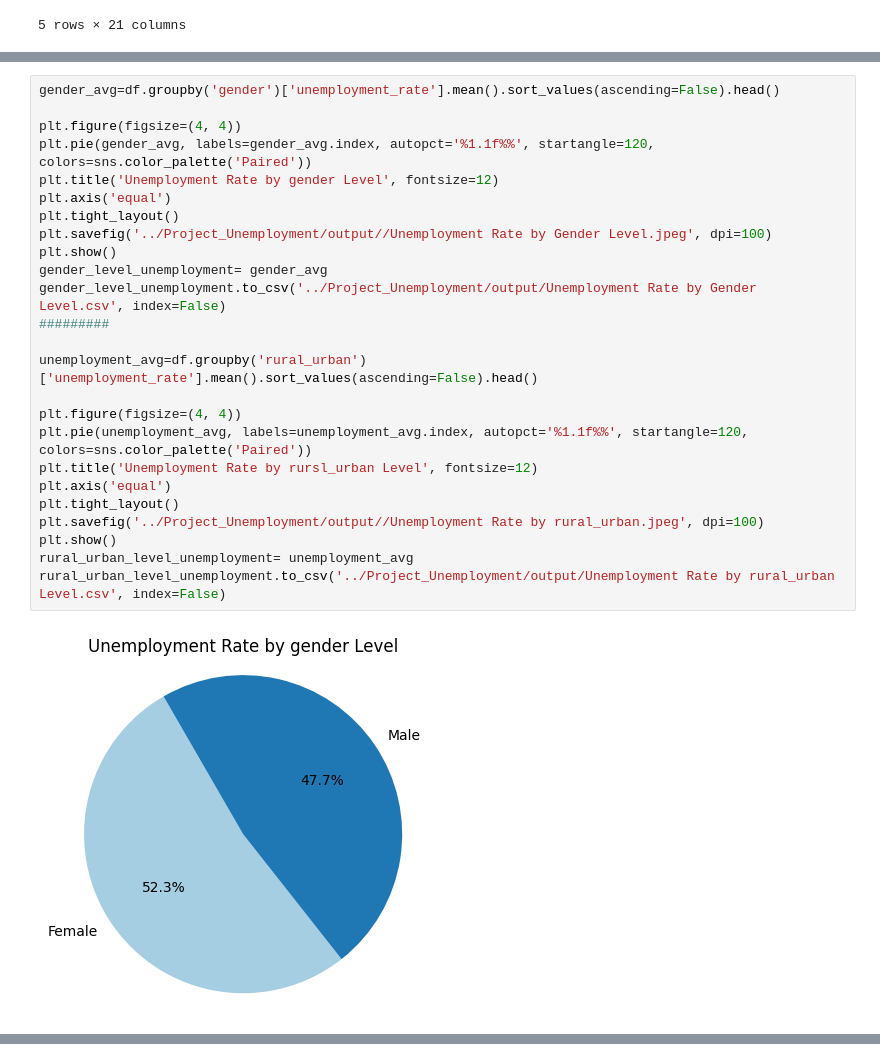
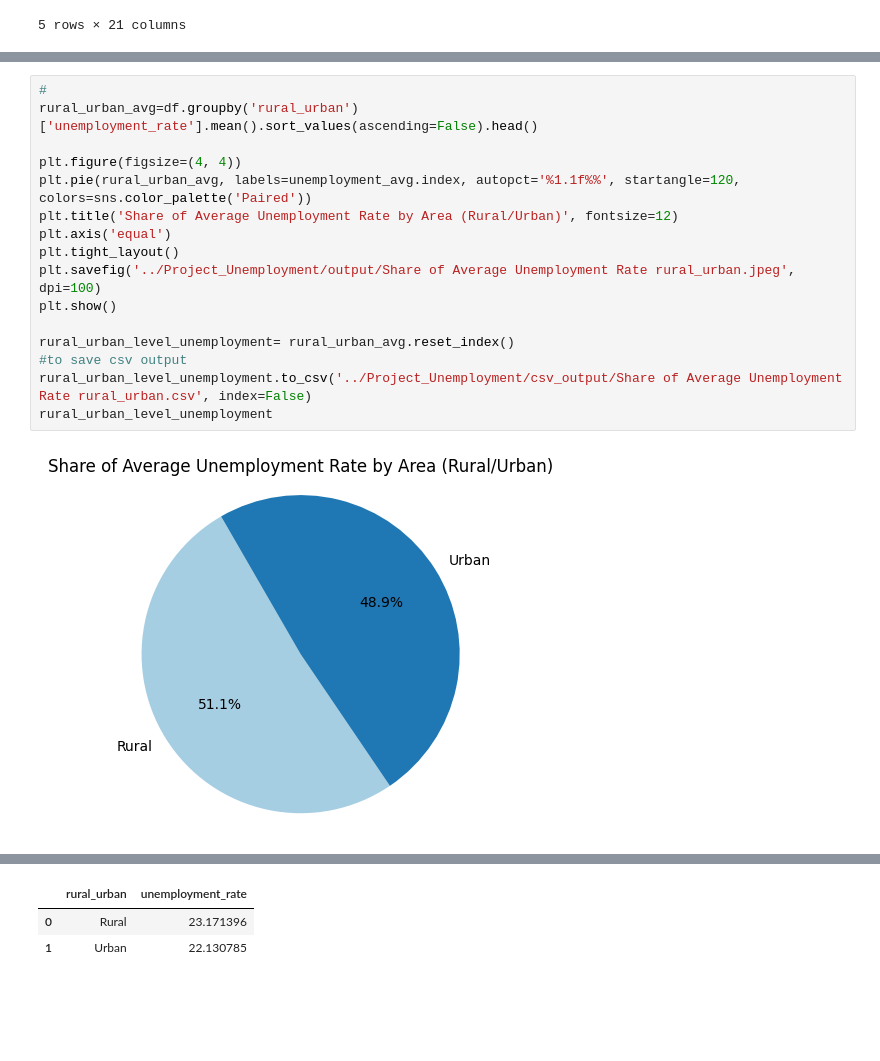
Before and after one commit to karan9551/project_unemployment_trend_analysis, a Jupyter notebook: Unemployment Trends Among Educated Youth in India.ipynb, the cells around one changed output, grey strips where cells are left out. Cells and saved outputs as stored; diff of their text form; blank space fills up the shorter version.

```diff
--- a/Unemployment Trends Among Educated Youth in India.ipynb
+++ b/Unemployment Trends Among Educated Youth in India.ipynb
@@ -251,27 +299,18 @@ df.head()
 # %%
-gender_avg=df.groupby('gender')['unemployment_rate'].mean().sort_values(ascending=False).head()
+#
+rural_urban_avg=df.groupby('rural_urban')['unemployment_rate'].mean().sort_values(ascending=False).head()
 
 plt.figure(figsize=(4, 4))
-plt.pie(gender_avg, labels=gender_avg.index, autopct='%1.1f%%', startangle=120, colors=sns.color_palette('Paired'))
-plt.title('Unemployment Rate by gender Level', fontsize=12)
+plt.pie(rural_urban_avg, labels=unemployment_avg.index, autopct='%1.1f%%', startangle=120, colors=sns.color_palette('Paired'))
+plt.title('Share of Average Unemployment Rate by Area (Rural/Urban)', fontsize=12)
 plt.axis('equal')
 plt.tight_layout()
-plt.savefig('../Project_Unemployment/output//Unemployment Rate by Gender Level.jpeg', dpi=100)
+plt.savefig('../Project_Unemployment/output/Share of Average Unemployment Rate rural_urban.jpeg', dpi=100)
 plt.show()
-gender_level_unemployment= gender_avg
-gender_level_unemployment.to_csv('../Project_Unemployment/output/Unemployment Rate by Gender Level.csv', index=False)
-#########
 
-unemployment_avg=df.groupby('rural_urban')['unemployment_rate'].mean().sort_values(ascending=False).head()
-
-plt.figure(figsize=(4, 4))
-plt.pie(unemployment_avg, labels=unemployment_avg.index, autopct='%1.1f%%', startangle=120, colors=sns.color_palette('Paired'))
-plt.title('Unemployment Rate by rursl_urban Level', fontsize=12)
-plt.axis('equal')
-plt.tight_layout()
-plt.savefig('../Project_Unemployment/output//Unemployment Rate by rural_urban.jpeg', dpi=100)
-plt.show()
-rural_urban_level_unemployment= unemployment_avg
-rural_urban_level_unemployment.to_csv('../Project_Unemployment/output/Unemployment Rate by rural_urban Level.csv', index=False)
+rural_urban_level_unemployment= rural_urban_avg.reset_index()
+#to save csv output
+rural_urban_level_unemployment.to_csv('../Project_Unemployment/csv_output/Share of Average Unemployment Rate rural_urban.csv', index=False)
+rural_urban_level_unemployment
 # %% [output]
-[figure, old version]
+[figure, new version]
@@ -278,0 +317,3 @@ rural_urban_level_unemployment.to_csv('../Project_Unemployment/output/Unemployme
+|  | rural_urban | unemployment_rate |
+| 0 | Rural | 23.171396 |
+| 1 | Urban | 22.130785 |
```
Also changed, not shown: parts of 12 cells of this notebook, 24 other files.
